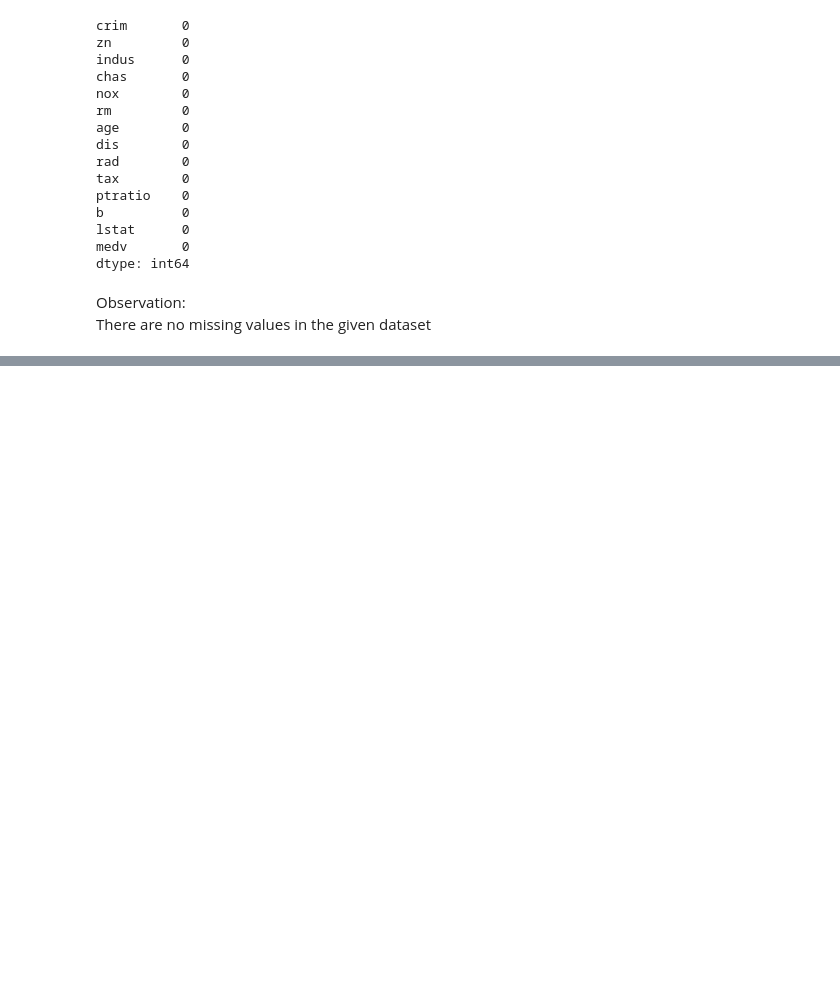
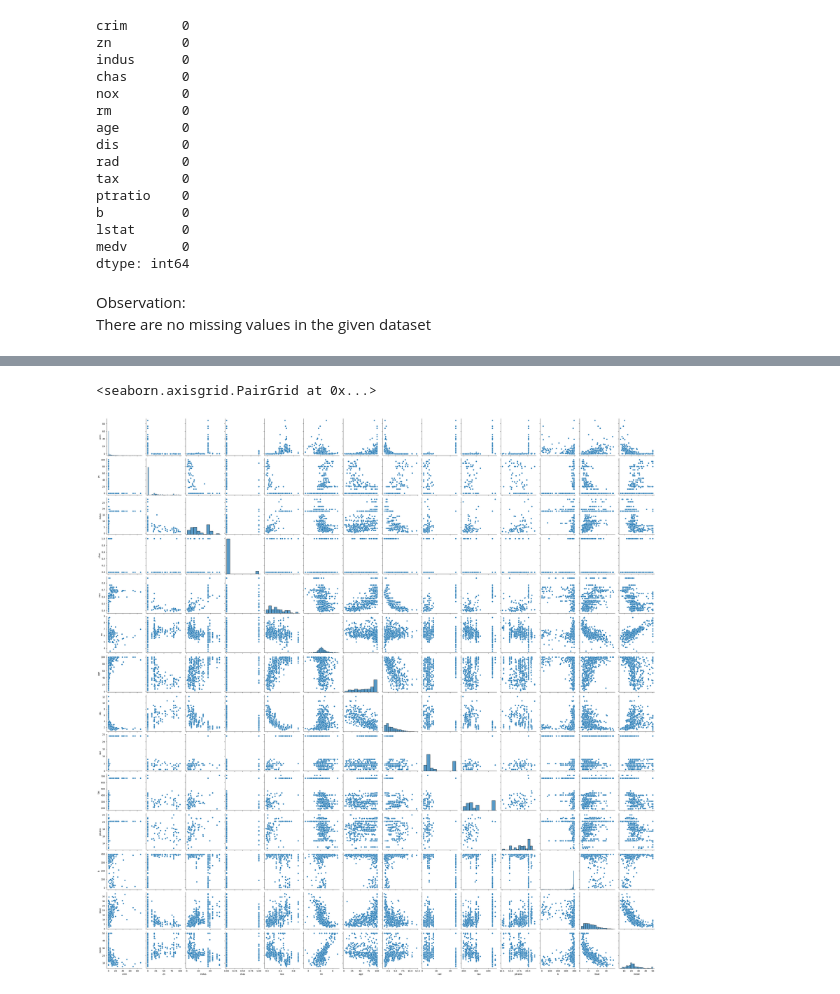
Before and after one commit to VaibhavSaran/Boston-House-Price-Prediction, a Jupyter notebook: EDA.ipynb, the cells around one changed output, grey strips where cells are left out. Drawn from its saved outputs; the diff is of its cells as text; code cells hidden in the pictures; blank space fills up the shorter version.

```diff
--- a/EDA.ipynb
+++ b/EDA.ipynb
@@ -144,0 +173,5 @@ There are no missing values in the given dataset
+# %%
+sns.pairplot(boston_ds)
+# %% [output]
+<seaborn.axisgrid.PairGrid at 0x...>
+[figure, added]
```
Also changed, not shown: parts of 46 cells of this notebook, 3 other files.
